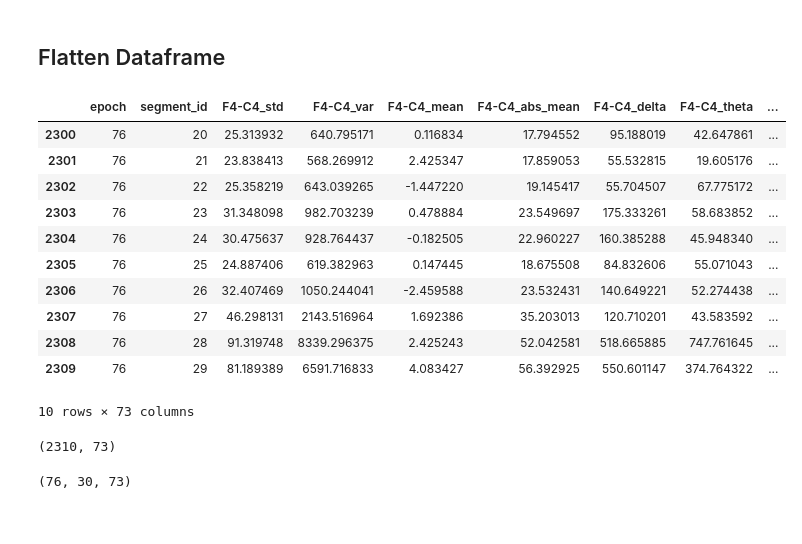
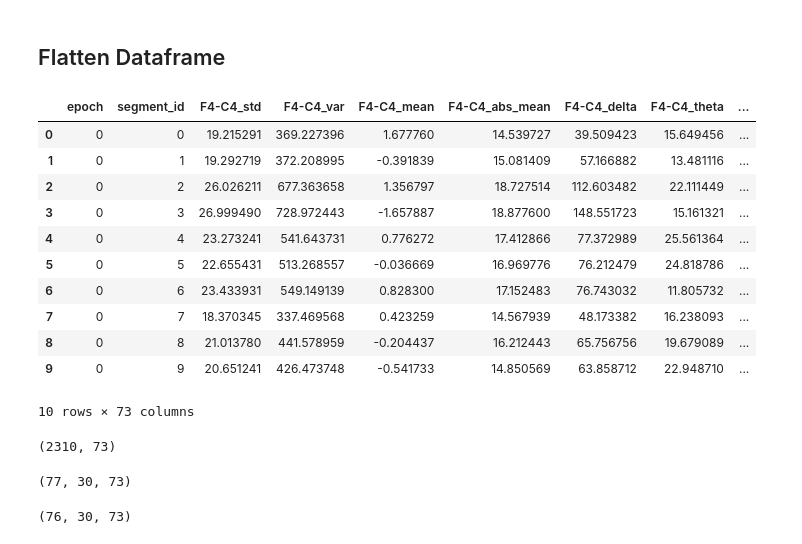
Before and after one commit to anacbroggini/AI-SeizureDetection, a Jupyter notebook: 04_Feature_Extraction_RNN.ipynb, the cells around one changed output. Cells and saved outputs as stored; diff of their text form; code cells hidden in the pictures.

```diff
--- a/04_Feature_Extraction_RNN.ipynb
+++ b/04_Feature_Extraction_RNN.ipynb
@@ -72,20 +73,20 @@ df_features.head()
 # %%
 # joining column names with agg functions, but leaving target column
 df_features.columns = ['_'.join(col).strip() for col in df_features.columns.values if target_colname != col[0]] + [target_colname]
 df_features.reset_index(inplace=True)
-df_features.tail(10)
+df_features.head(10)
 # %% [output]
 |  | epoch | segment_id | F4-C4_std | F4-C4_var | F4-C4_mean | F4-C4_abs_mean | F4-C4_delta | F4-C4_theta | ... |
-| 2300 | 76 | 20 | 25.313932 | 640.795171 | 0.116834 | 17.794552 | 95.188019 | 42.647861 | ... |
-| 2301 | 76 | 21 | 23.838413 | 568.269912 | 2.425347 | 17.859053 | 55.532815 | 19.605176 | ... |
-| 2302 | 76 | 22 | 25.358219 | 643.039265 | -1.447220 | 19.145417 | 55.704507 | 67.775172 | ... |
-| 2303 | 76 | 23 | 31.348098 | 982.703239 | 0.478884 | 23.549697 | 175.333261 | 58.683852 | ... |
-| 2304 | 76 | 24 | 30.475637 | 928.764437 | -0.182505 | 22.960227 | 160.385288 | 45.948340 | ... |
-| 2305 | 76 | 25 | 24.887406 | 619.382963 | 0.147445 | 18.675508 | 84.832606 | 55.071043 | ... |
-| 2306 | 76 | 26 | 32.407469 | 1050.244041 | -2.459588 | 23.532431 | 140.649221 | 52.274438 | ... |
-| 2307 | 76 | 27 | 46.298131 | 2143.516964 | 1.692386 | 35.203013 | 120.710201 | 43.583592 | ... |
-| 2308 | 76 | 28 | 91.319748 | 8339.296375 | 2.425243 | 52.042581 | 518.665885 | 747.761645 | ... |
-| 2309 | 76 | 29 | 81.189389 | 6591.716833 | 4.083427 | 56.392925 | 550.601147 | 374.764322 | ... |
+| 0 | 0 | 0 | 19.215291 | 369.227396 | 1.677760 | 14.539727 | 39.509423 | 15.649456 | ... |
+| 1 | 0 | 1 | 19.292719 | 372.208995 | -0.391839 | 15.081409 | 57.166882 | 13.481116 | ... |
+| 2 | 0 | 2 | 26.026211 | 677.363658 | 1.356797 | 18.727514 | 112.603482 | 22.111449 | ... |
+| 3 | 0 | 3 | 26.999490 | 728.972443 | -1.657887 | 18.877600 | 148.551723 | 15.161321 | ... |
+| 4 | 0 | 4 | 23.273241 | 541.643731 | 0.776272 | 17.412866 | 77.372989 | 25.561364 | ... |
+| 5 | 0 | 5 | 22.655431 | 513.268557 | -0.036669 | 16.969776 | 76.212479 | 24.818786 | ... |
+| 6 | 0 | 6 | 23.433931 | 549.149139 | 0.828300 | 17.152483 | 76.743032 | 11.805732 | ... |
+| 7 | 0 | 7 | 18.370345 | 337.469568 | 0.423259 | 14.567939 | 48.173382 | 16.238093 | ... |
+| 8 | 0 | 8 | 21.013780 | 441.578959 | -0.204437 | 16.212443 | 65.756756 | 19.679089 | ... |
+| 9 | 0 | 9 | 20.651241 | 426.473748 | -0.541733 | 14.850569 | 63.858712 | 22.948710 | ... |
 10 rows × 73 columns
 # %%
 #Preparing data to be scaled
@@ -105,4 +106,15 @@ array_all_scaled = np.concatenate((segseiz_column, num_features_scaled, target),
 array_all_scaled.shape
 # %% [output]
 (2310, 73)
+# %%
+# Determine the number of epochs
+num_epochs = df_features.epoch.nunique()
+# # Determine the number of segments for each epoch
+num_segments = df_features.segment_id.nunique()  # Assuming there are 30 segments for each epocha
+num_features = array_all_scaled.shape[1]
+
+reshaped_all= array_all_scaled.reshape(num_epochs, num_segments, num_features)
+reshaped_all.shape
+# %% [output]
+(77, 30, 73)
 # %%
```
Also changed, not shown: parts of 6 cells of this notebook.
